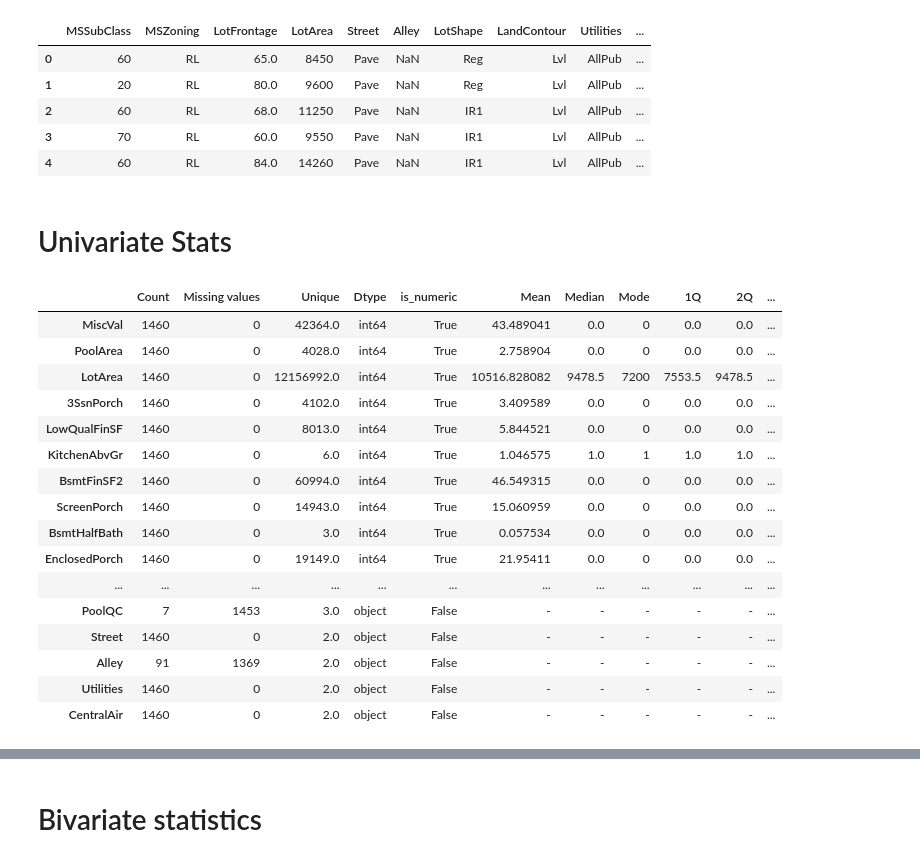
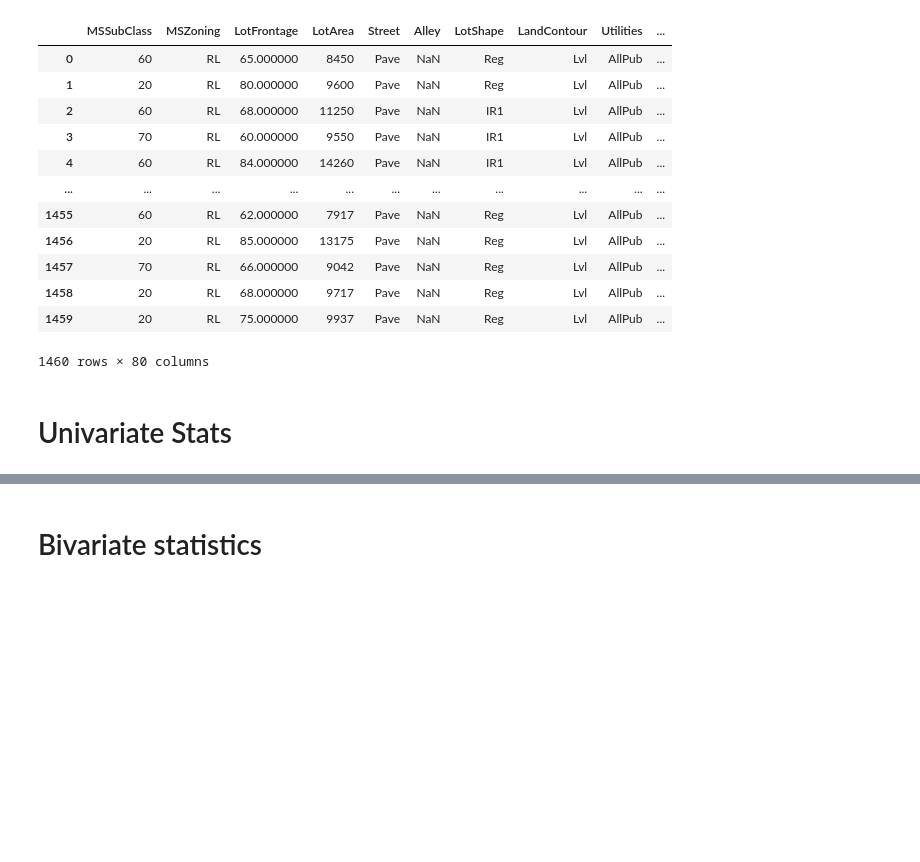
Before and after one commit to SajawalHassan/Housing-price-analysis, a Jupyter notebook: Housing_price_analysis.ipynb, the cells around one changed output, grey strips where cells are left out. Cells and saved outputs as stored; diff of their text form; code cells hidden in the pictures; blank space fills up the shorter version.

```diff
--- a/Housing_price_analysis.ipynb
+++ b/Housing_price_analysis.ipynb
@@ -1,21 +1,42 @@
 # %% [markdown]
 <a href="https://colab.research.google.com/github/SajawalHassan/Housing-price-analysis/blob/main/Housing_price_analysis.ipynb" target="_parent"><img src="https://colab.research.google.com/assets/colab-badge.svg" alt="Open In Colab"/></a>
-# %%
-import pandas as pd
-
-pd.set_option("display.max_columns", 100)
-pd.set_option("display.max_rows", 100)
+# %%
+import pandas as pd, numpy as np, seaborn as sns, statsmodels.api as sm, statsmodels.formula.api as smf, matplotlib.pyplot as plt
+from scipy import stats
+from statsmodels.stats.diagnostic import het_white, het_breuschpagan
+from sklearn import preprocessing
+from sklearn.linear_model import LinearRegression
+import math
+import warnings
+
+pd.set_option("display.max_columns", 300)
+pd.set_option('display.max_rows', 300)
 # %%
+label = "SalePrice"
+
 df = pd.read_csv("https://www.ishelp.info/data/housing_full.csv")
+
+for col in df:
+  if col[0].isdigit():
+    nums = ["zero", "one", "two", "three", "four", "five", "six", "seven", "eight", "nine"]
+    df.rename(columns={col: nums[int(col[0])] + f"_{col}"}, inplace=True)
+
 df.drop(columns=["Id"], inplace=True)
-df.head()
+df
 # %% [output]
 |  | MSSubClass | MSZoning | LotFrontage | LotArea | Street | Alley | LotShape | LandContour | Utilities | ... |
-| 0 | 60 | RL | 65.0 | 8450 | Pave | NaN | Reg | Lvl | AllPub | ... |
-| 1 | 20 | RL | 80.0 | 9600 | Pave | NaN | Reg | Lvl | AllPub | ... |
-| 2 | 60 | RL | 68.0 | 11250 | Pave | NaN | IR1 | Lvl | AllPub | ... |
-| 3 | 70 | RL | 60.0 | 9550 | Pave | NaN | IR1 | Lvl | AllPub | ... |
-| 4 | 60 | RL | 84.0 | 14260 | Pave | NaN | IR1 | Lvl | AllPub | ... |
+| 0 | 60 | RL | 65.000000 | 8450 | Pave | NaN | Reg | Lvl | AllPub | ... |
+| 1 | 20 | RL | 80.000000 | 9600 | Pave | NaN | Reg | Lvl | AllPub | ... |
+| 2 | 60 | RL | 68.000000 | 11250 | Pave | NaN | IR1 | Lvl | AllPub | ... |
+| 3 | 70 | RL | 60.000000 | 9550 | Pave | NaN | IR1 | Lvl | AllPub | ... |
+| 4 | 60 | RL | 84.000000 | 14260 | Pave | NaN | IR1 | Lvl | AllPub | ... |
+| ... | ... | ... | ... | ... | ... | ... | ... | ... | ... | ... |
+| 1455 | 60 | RL | 62.000000 | 7917 | Pave | NaN | Reg | Lvl | AllPub | ... |
+| 1456 | 20 | RL | 85.000000 | 13175 | Pave | NaN | Reg | Lvl | AllPub | ... |
+| 1457 | 70 | RL | 66.000000 | 9042 | Pave | NaN | Reg | Lvl | AllPub | ... |
+| 1458 | 20 | RL | 68.000000 | 9717 | Pave | NaN | Reg | Lvl | AllPub | ... |
+| 1459 | 20 | RL | 75.000000 | 9937 | Pave | NaN | Reg | Lvl | AllPub | ... |
+1460 rows × 80 columns
 # %% [markdown]
 # Univariate Stats
 # %%
@@ -30,24 +51,7 @@ def univariate(df):
     else:
       output_df.loc[col] = [df[col].count(), df[col].isnull().sum(), df[col].nunique(), df[col].dtype, pd.api.types.is_numeric_dtype(df[col]), "-", "-", "-", "-", "-", "-", "-", "-", "-", "-", "-"]
 
-  return output_df.sort_values(by=["is_numeric", "Skew", "Unique"], ascending=False)
+  output_df.sort_values(by=["is_numeric", "Skew", "Unique"], ascending=False, inplace=True)
+  return output_df
 
-univariate(df)
+univariate_df = univariate(df)
-# %% [output]
-|  | Count | Missing values | Unique | Dtype | is_numeric | Mean | Median | Mode | 1Q | 2Q | ... |
-| MiscVal | 1460 | 0 | 42364.0 | int64 | True | 43.489041 | 0.0 | 0 | 0.0 | 0.0 | ... |
-| PoolArea | 1460 | 0 | 4028.0 | int64 | True | 2.758904 | 0.0 | 0 | 0.0 | 0.0 | ... |
-| LotArea | 1460 | 0 | 12156992.0 | int64 | True | 10516.828082 | 9478.5 | 7200 | 7553.5 | 9478.5 | ... |
-| 3SsnPorch | 1460 | 0 | 4102.0 | int64 | True | 3.409589 | 0.0 | 0 | 0.0 | 0.0 | ... |
-| LowQualFinSF | 1460 | 0 | 8013.0 | int64 | True | 5.844521 | 0.0 | 0 | 0.0 | 0.0 | ... |
-| KitchenAbvGr | 1460 | 0 | 6.0 | int64 | True | 1.046575 | 1.0 | 1 | 1.0 | 1.0 | ... |
-| BsmtFinSF2 | 1460 | 0 | 60994.0 | int64 | True | 46.549315 | 0.0 | 0 | 0.0 | 0.0 | ... |
-| ScreenPorch | 1460 | 0 | 14943.0 | int64 | True | 15.060959 | 0.0 | 0 | 0.0 | 0.0 | ... |
-| BsmtHalfBath | 1460 | 0 | 3.0 | int64 | True | 0.057534 | 0.0 | 0 | 0.0 | 0.0 | ... |
-| EnclosedPorch | 1460 | 0 | 19149.0 | int64 | True | 21.95411 | 0.0 | 0 | 0.0 | 0.0 | ... |
-| ... | ... | ... | ... | ... | ... | ... | ... | ... | ... | ... | ... |
-| PoolQC | 7 | 1453 | 3.0 | object | False | - | - | - | - | - | ... |
-| Street | 1460 | 0 | 2.0 | object | False | - | - | - | - | - | ... |
-| Alley | 91 | 1369 | 2.0 | object | False | - | - | - | - | - | ... |
-| Utilities | 1460 | 0 | 2.0 | object | False | - | - | - | - | - | ... |
-| CentralAir | 1460 | 0 | 2.0 | object | False | - | - | - | - | - | ... |
```
Also changed, not shown: parts of 38 cells of this notebook.
